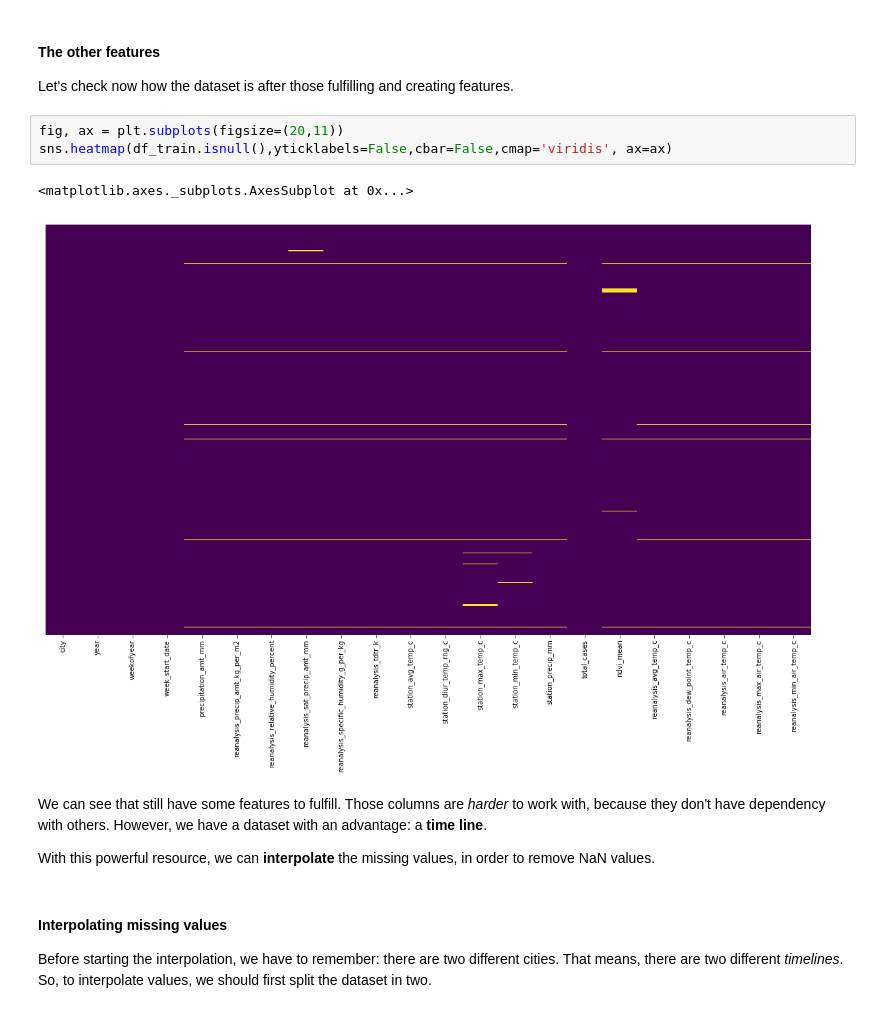
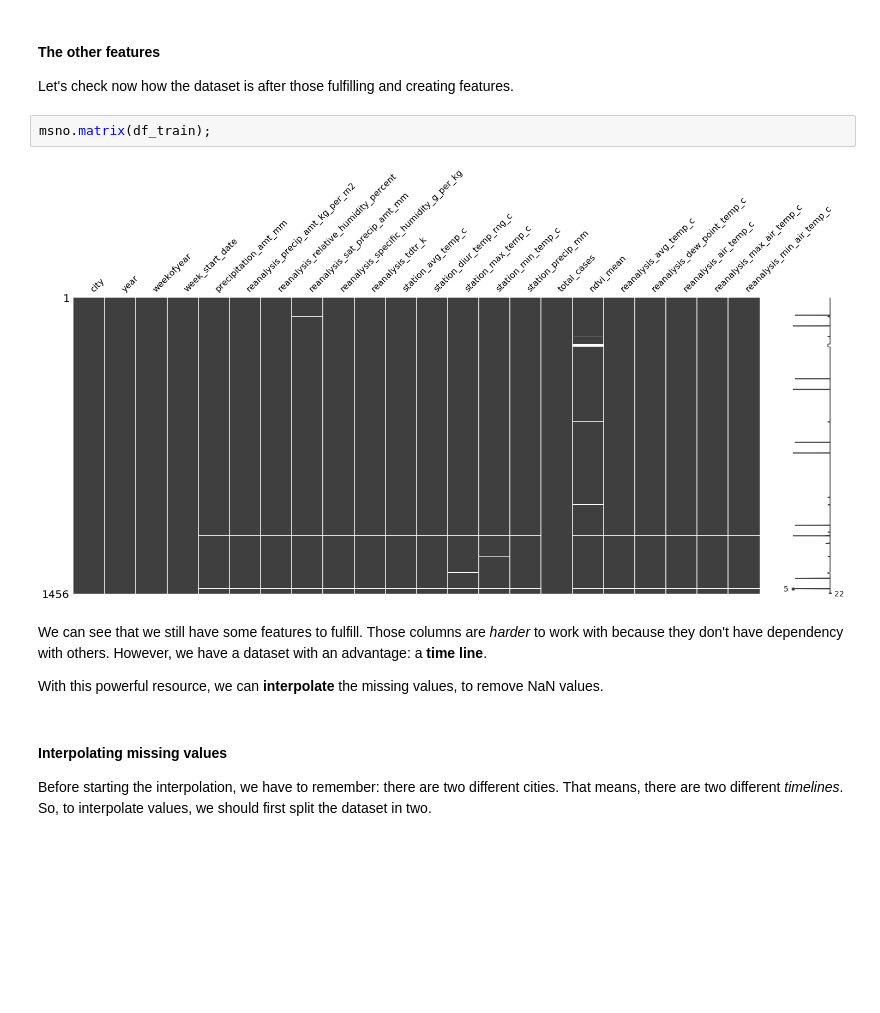
Before and after one commit to bfroz/Projects, a Jupyter notebook: DengAI - Predicting Disease Spread/DengAI - Predicting Disease Spread.ipynb, the cells around one changed output. Drawn from its saved outputs; the diff is of its cells as text; blank space fills up the shorter version.

```diff
--- a/DengAI - Predicting Disease Spread/DengAI - Predicting Disease Spread.ipynb
+++ b/DengAI - Predicting Disease Spread/DengAI - Predicting Disease Spread.ipynb
@@ -302,16 +299,14 @@ df_train['station_diur_temp_rng_c'] = df_train.apply(lambda row:
 #### The other features
 
 Let's check now how the dataset is after those fulfilling and creating features.
-# %%
-fig, ax = plt.subplots(figsize=(20,11))
-sns.heatmap(df_train.isnull(),yticklabels=False,cbar=False,cmap='viridis', ax=ax)
-# %% [output]
-<matplotlib.axes._subplots.AxesSubplot at 0x...>
-[figure, removed]
+# %%
+msno.matrix(df_train);
+# %% [output]
+[figure, added]
 # %% [markdown]
-We can see that still have some features to fulfill. Those columns are *harder* to work with, because they don't have dependency with others. However, we have a dataset with an advantage: a **time line**.
+We can see that we still have some features to fulfill. Those columns are *harder* to work with because they don't have dependency with others. However, we have a dataset with an advantage: a **time line**.
 
-With this powerful resource, we can **interpolate** the missing values, in order to remove NaN values.
+With this powerful resource, we can **interpolate** the missing values, to remove NaN values.
 # %% [markdown]
 #### Interpolating missing values
 
```
Also changed, not shown: parts of 9 cells of this notebook.
